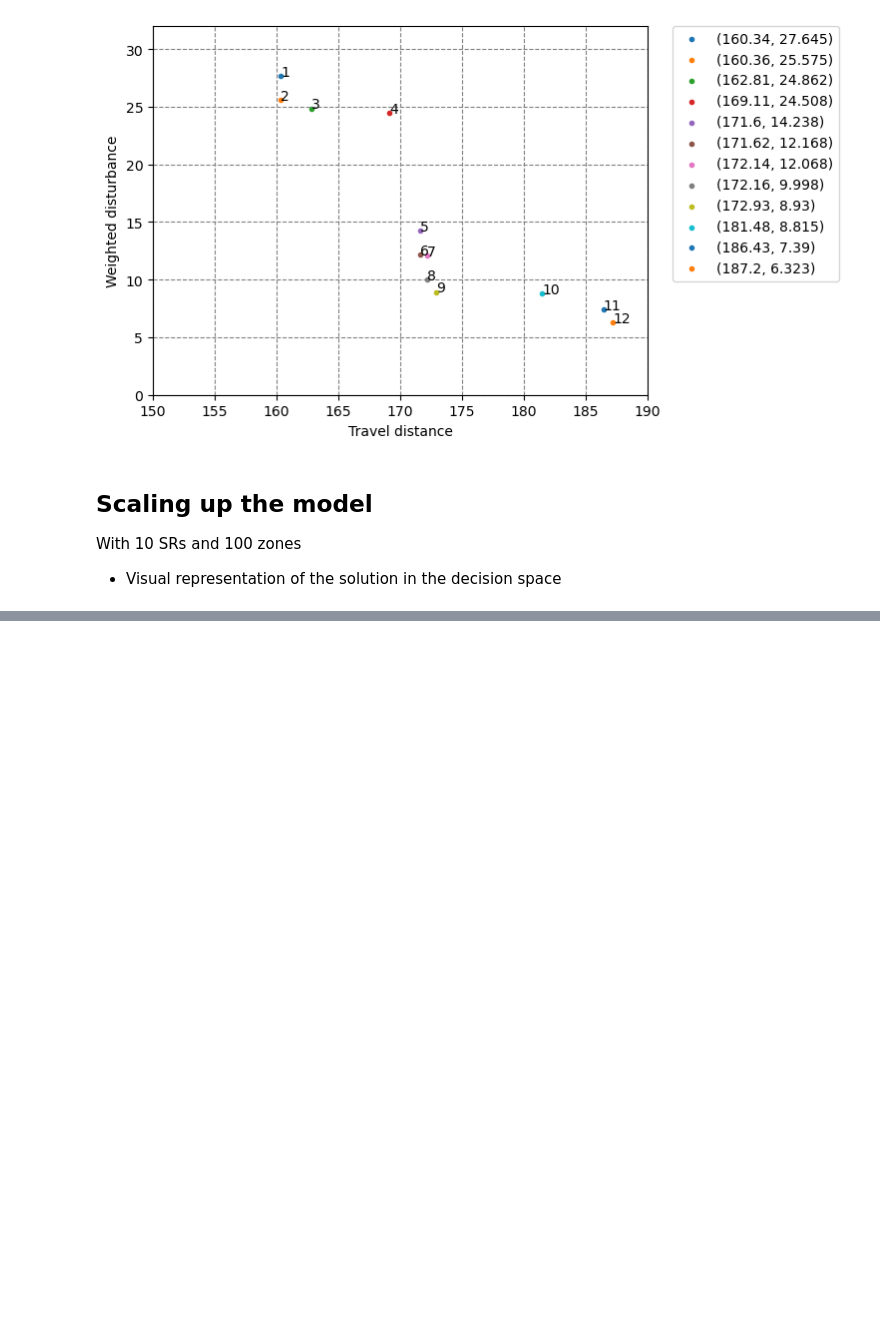
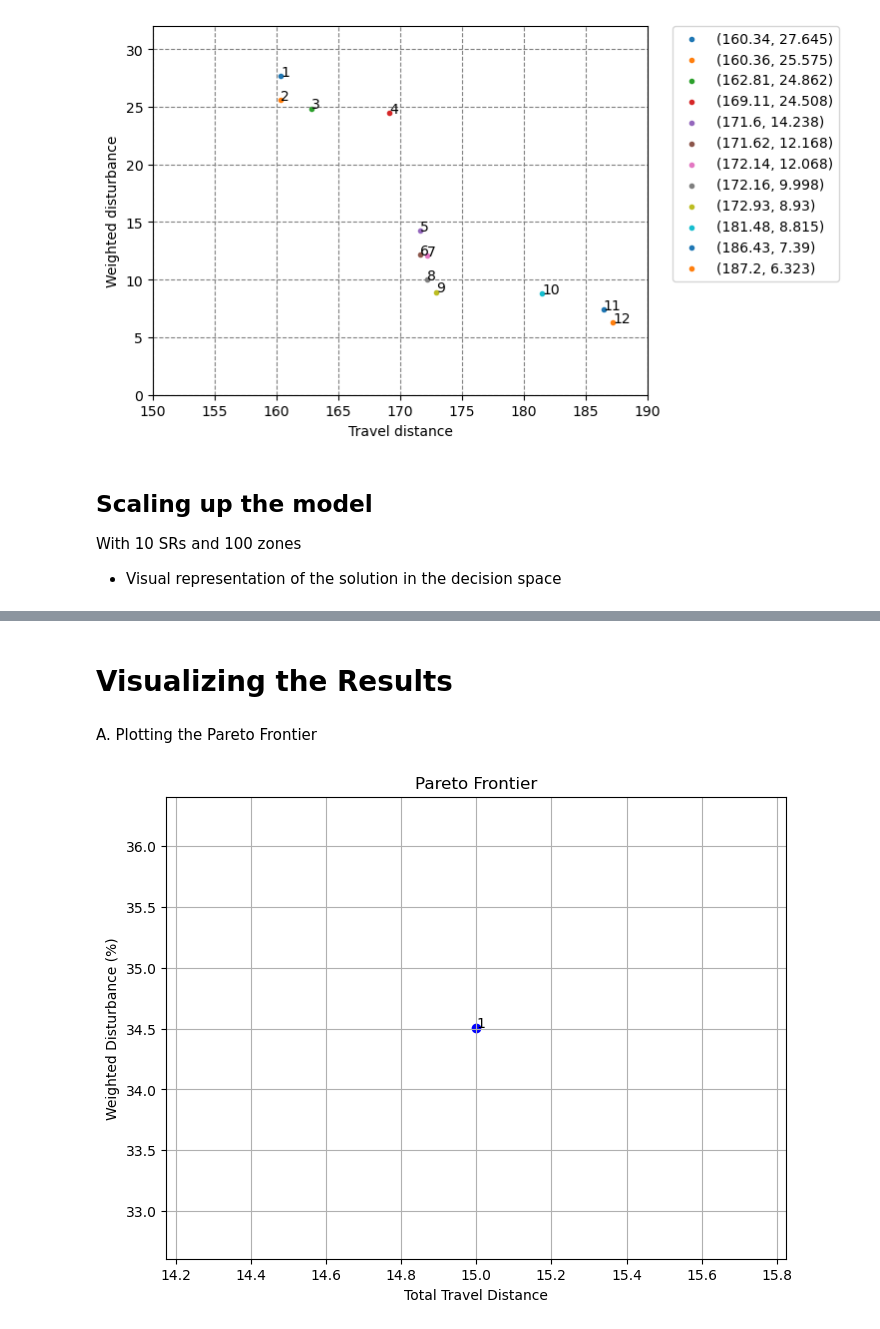
Before and after one commit to LucasTramonte/Decision-systems, a Jupyter notebook: main - Copy.ipynb, the cells around one changed output, grey strips where cells are left out. Drawn from its saved outputs; the diff is of its cells as text; code cells hidden in the pictures; blank space fills up the shorter version.

Commit message:
refact step2 with original data

```diff
--- a/main - Copy.ipynb
+++ b/main - Copy.ipynb
@@ -1786,0 +664,12 @@ Format: (Total Distance, Max Workload, Disruption) -> Overall Utility
+# %%
+import numpy as np
+
+# Create a dictionary for distances d_{ij}
+distance_sr_brick = {}
+for sr in SRs:
+    office_x, office_y = sr_office[sr]
+    for _, row in df.iterrows():
+        j = int(row["brick_id"])
+        brick_x, brick_y = row["x"], row["y"]
+        dist = np.sqrt((office_x - brick_x)**2 + (office_y - brick_y)**2)
+        distance_sr_brick[(sr, j)] = dist
@@ -1786,0 +749,21 @@ Format: (Total Distance, Max Workload, Disruption) -> Overall Utility
+# %% [markdown]
+# Visualizing the Results
+# %% [markdown]
+A. Plotting the Pareto Frontier
+# %%
+# Suppose these lists contain the objective values from multiple runs.
+# (Here we use dummy data for illustration.)
+Z1_values = [m.objVal]  # Replace with your collected travel distance values
+Z2_values = [z2.getValue()]  # Replace with your collected disturbance values
+
+plt.figure(figsize=(8, 6))
+plt.scatter(Z1_values, Z2_values, c='blue', marker='o')
+for idx, (d, dist) in enumerate(zip(Z1_values, Z2_values), start=1):
+    plt.annotate(str(idx), (d, dist))
+plt.xlabel("Total Travel Distance")
+plt.ylabel("Weighted Disturbance (%)")
+plt.title("Pareto Frontier")
+plt.grid(True)
+plt.show()
+# %% [output]
+[figure, added]
```
Also changed, not shown: parts of 34 cells of this notebook.
